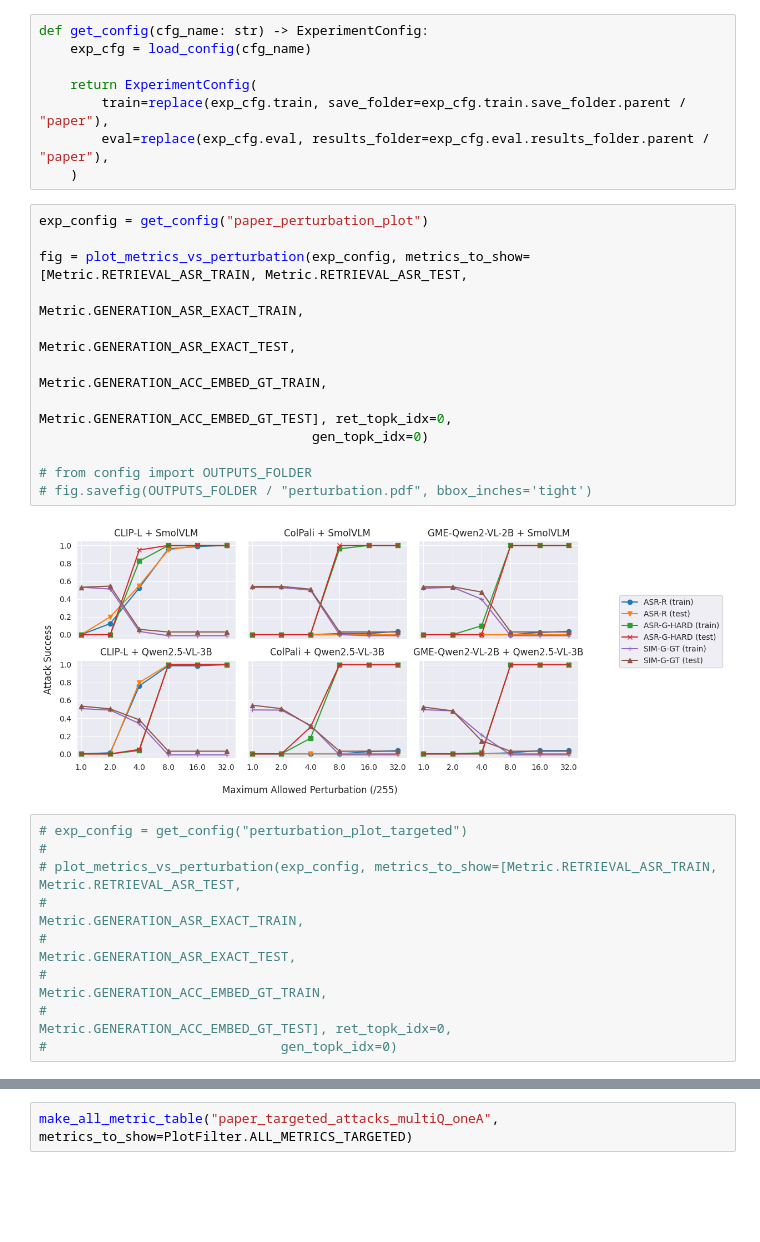
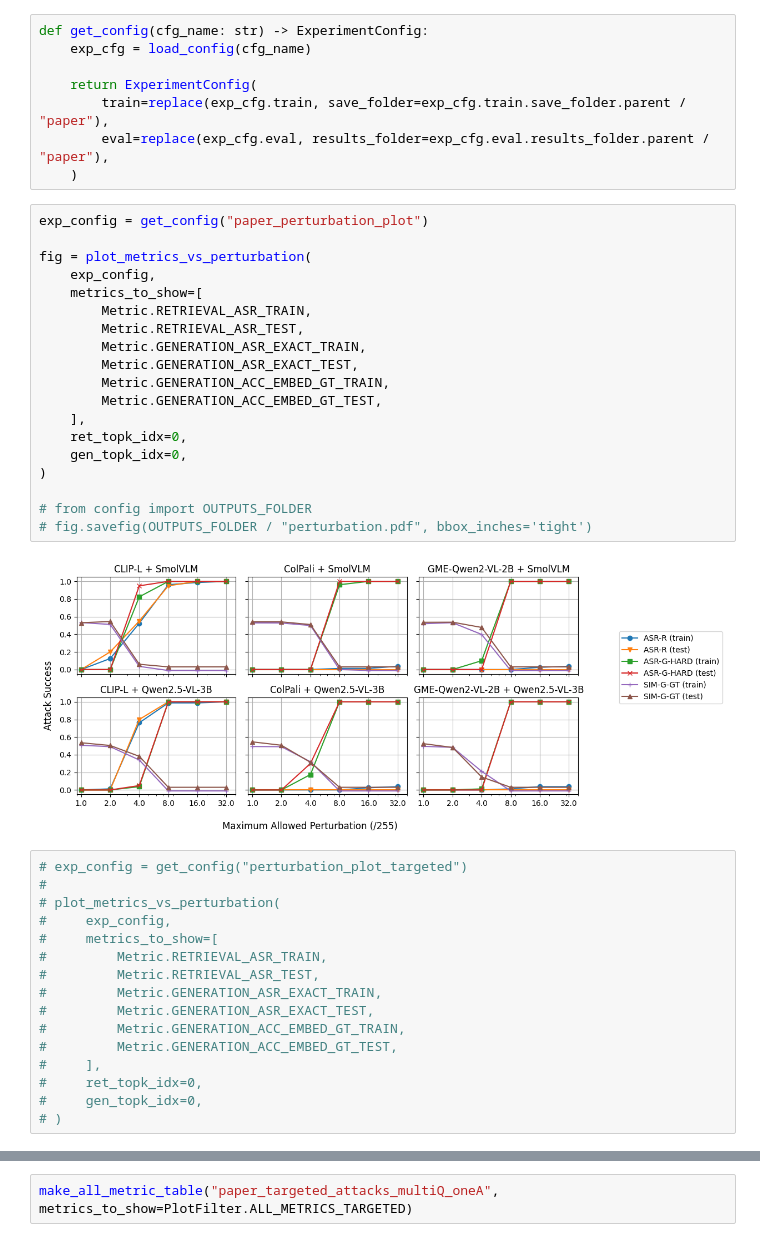
Before and after one commit to alan-turing-institute/mumoRAG-attacks, a Jupyter notebook: src/generate_plots.ipynb, the cells around one changed output, grey strips where cells are left out. Drawn from its saved outputs; the diff is of its cells as text; blank space fills up the shorter version.

```diff
--- a/src/generate_plots.ipynb
+++ b/src/generate_plots.ipynb
@@ -18,26 +18,40 @@ def get_config(cfg_name: str) -> ExperimentConfig:
 # %%
 exp_config = get_config("paper_perturbation_plot")
 
-fig = plot_metrics_vs_perturbation(exp_config, metrics_to_show=[Metric.RETRIEVAL_ASR_TRAIN, Metric.RETRIEVAL_ASR_TEST,
-                                                                Metric.GENERATION_ASR_EXACT_TRAIN,
-                                                                Metric.GENERATION_ASR_EXACT_TEST,
-                                                                Metric.GENERATION_ACC_EMBED_GT_TRAIN,
-                                                                Metric.GENERATION_ACC_EMBED_GT_TEST], ret_topk_idx=0,
-                                   gen_topk_idx=0)
+fig = plot_metrics_vs_perturbation(
+    exp_config,
+    metrics_to_show=[
+        Metric.RETRIEVAL_ASR_TRAIN,
+        Metric.RETRIEVAL_ASR_TEST,
+        Metric.GENERATION_ASR_EXACT_TRAIN,
+        Metric.GENERATION_ASR_EXACT_TEST,
+        Metric.GENERATION_ACC_EMBED_GT_TRAIN,
+        Metric.GENERATION_ACC_EMBED_GT_TEST,
+    ],
+    ret_topk_idx=0,
+    gen_topk_idx=0,
+)
 
 # from config import OUTPUTS_FOLDER
 # fig.savefig(OUTPUTS_FOLDER / "perturbation.pdf", bbox_inches='tight')
 # %% [output]
-[figure, old version]
+[figure, new version]
 # %%
 # exp_config = get_config("perturbation_plot_targeted")
 #
-# plot_metrics_vs_perturbation(exp_config, metrics_to_show=[Metric.RETRIEVAL_ASR_TRAIN, Metric.RETRIEVAL_ASR_TEST,
-#                                                           Metric.GENERATION_ASR_EXACT_TRAIN,
-#                                                           Metric.GENERATION_ASR_EXACT_TEST,
-#                                                           Metric.GENERATION_ACC_EMBED_GT_TRAIN,
-#                                                           Metric.GENERATION_ACC_EMBED_GT_TEST], ret_topk_idx=0,
-#                              gen_topk_idx=0)
+# plot_metrics_vs_perturbation(
+#     exp_config,
+#     metrics_to_show=[
+#         Metric.RETRIEVAL_ASR_TRAIN,
+#         Metric.RETRIEVAL_ASR_TEST,
+#         Metric.GENERATION_ASR_EXACT_TRAIN,
+#         Metric.GENERATION_ASR_EXACT_TEST,
+#         Metric.GENERATION_ACC_EMBED_GT_TRAIN,
+#         Metric.GENERATION_ACC_EMBED_GT_TEST,
+#     ],
+#     ret_topk_idx=0,
+#     gen_topk_idx=0,
+# )
 # %%
 def make_all_metric_table(config_name: str, metrics_to_show: list[Metric] | None = None, row_filter=None):
     exp_config = get_config(config_name)
```
Also changed, not shown: parts of 4 cells of this notebook, 29 other files.
